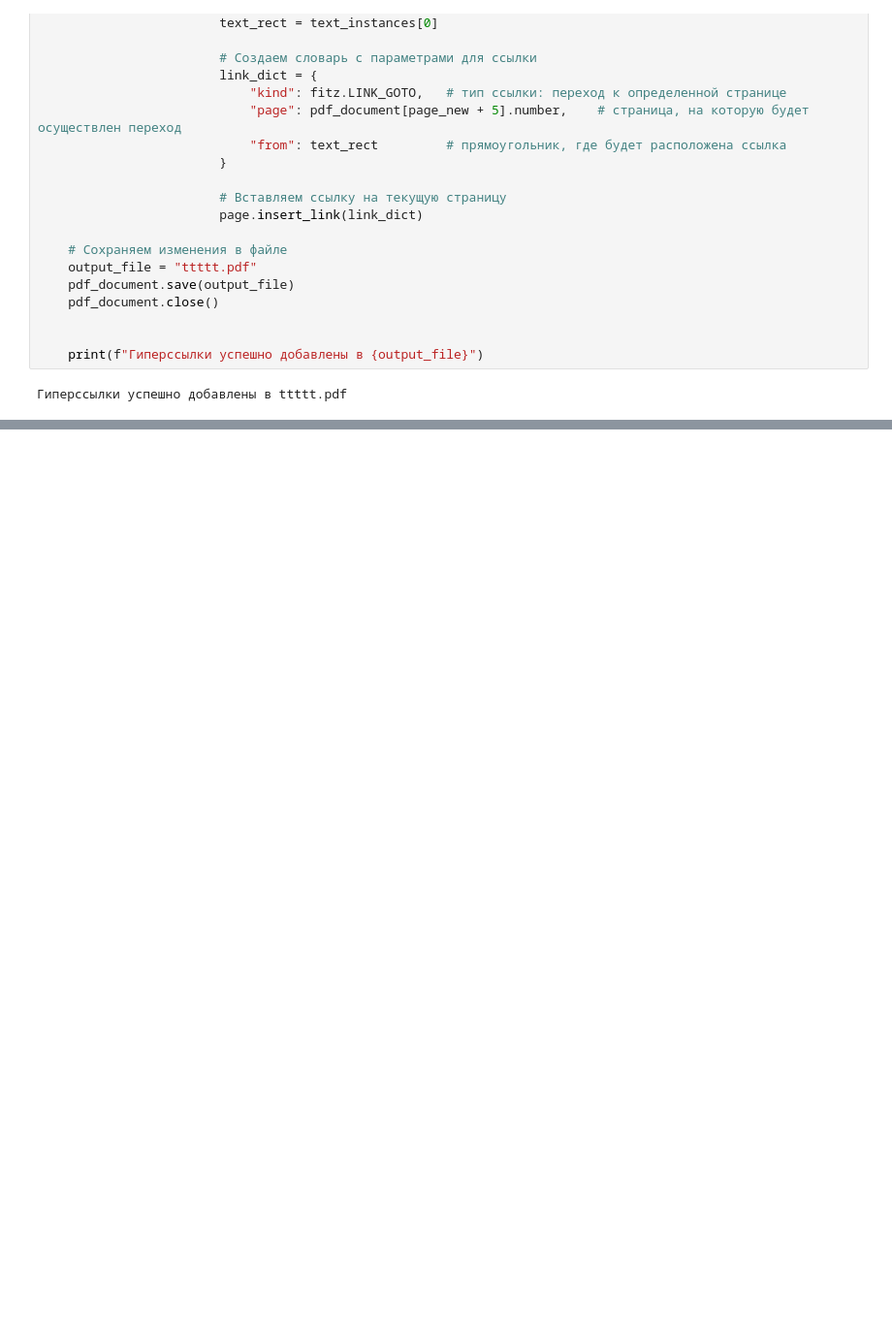
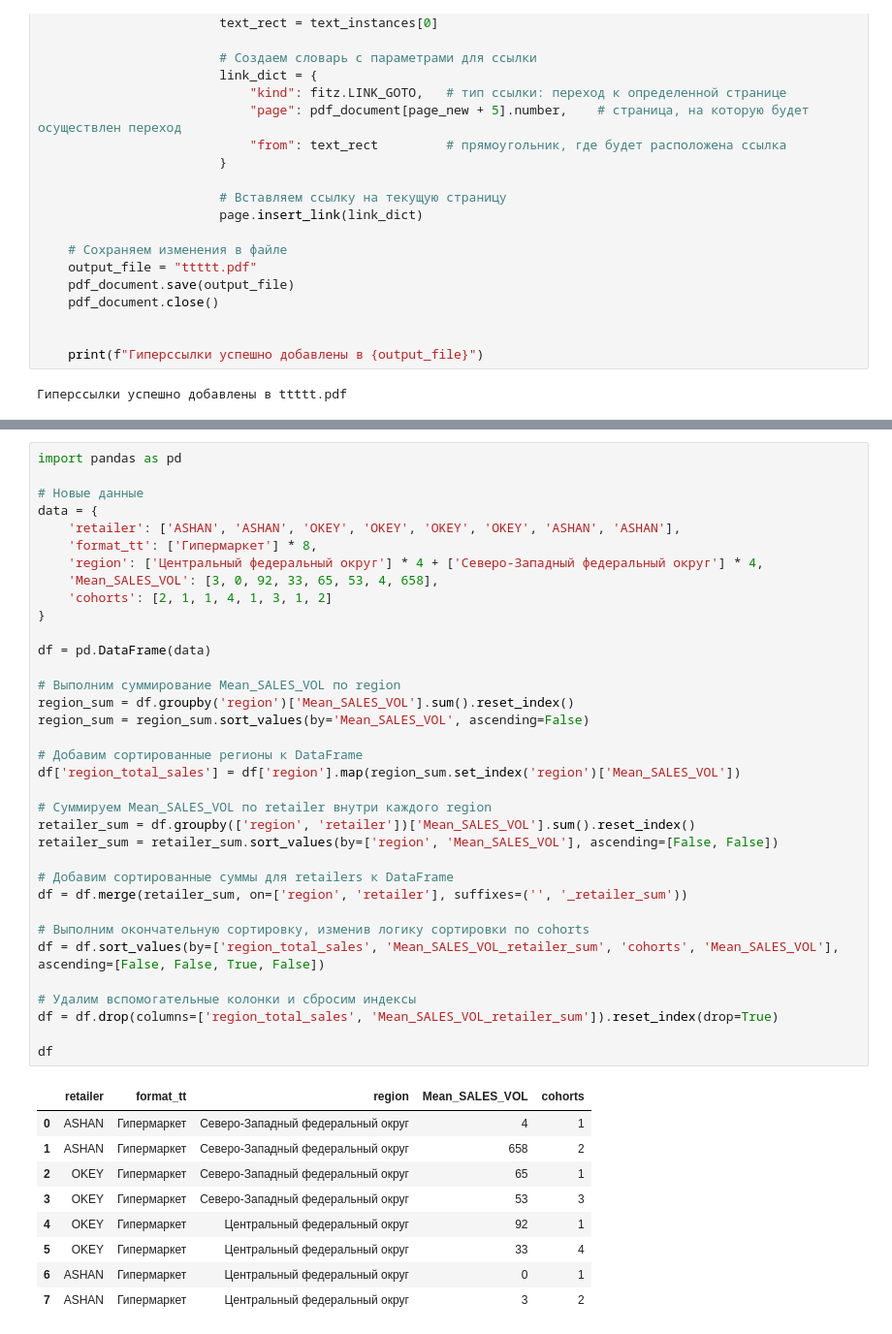
Before and after one commit to budennovsk/Pandas, a Jupyter notebook: reportlab.ipynb, the cells around one changed output, grey strips where cells are left out. Shown at 97% size. Drawn from its saved outputs; the diff is of its cells as text; blank space fills up the shorter version.

```diff
--- a/reportlab.ipynb
+++ b/reportlab.ipynb
@@ -2610,0 +2689,45 @@ def add_link_pdf():
+# %%
+import pandas as pd
+
+# Новые данные
+data = {
+    'retailer': ['ASHAN', 'ASHAN', 'OKEY', 'OKEY', 'OKEY', 'OKEY', 'ASHAN', 'ASHAN'],
+    'format_tt': ['Гипермаркет'] * 8,
+    'region': ['Центральный федеральный округ'] * 4 + ['Северо-Западный федеральный округ'] * 4,
+    'Mean_SALES_VOL': [3, 0, 92, 33, 65, 53, 4, 658],
+    'cohorts': [2, 1, 1, 4, 1, 3, 1, 2]
+}
+
+df = pd.DataFrame(data)
+
+# Выполним суммирование Mean_SALES_VOL по region
+region_sum = df.groupby('region')['Mean_SALES_VOL'].sum().reset_index()
+region_sum = region_sum.sort_values(by='Mean_SALES_VOL', ascending=False)
+
+# Добавим сортированные регионы к DataFrame
+df['region_total_sales'] = df['region'].map(region_sum.set_index('region')['Mean_SALES_VOL'])
+
+# Суммируем Mean_SALES_VOL по retailer внутри каждого region
+retailer_sum = df.groupby(['region', 'retailer'])['Mean_SALES_VOL'].sum().reset_index()
+retailer_sum = retailer_sum.sort_values(by=['region', 'Mean_SALES_VOL'], ascending=[False, False])
+
+# Добавим сортированные суммы для retailers к DataFrame
+df = df.merge(retailer_sum, on=['region', 'retailer'], suffixes=('', '_retailer_sum'))
+
+# Выполним окончательную сортировку, изменив логику сортировки по cohorts
+df = df.sort_values(by=['region_total_sales', 'Mean_SALES_VOL_retailer_sum', 'cohorts', 'Mean_SALES_VOL'], ascending=[False, False, True, False])
+
+# Удалим вспомогательные колонки и сбросим индексы
+df = df.drop(columns=['region_total_sales', 'Mean_SALES_VOL_retailer_sum']).reset_index(drop=True)
+
+df
+# %% [output]
+|  | retailer | format_tt | region | Mean_SALES_VOL | cohorts |
+| 0 | ASHAN | Гипермаркет | Северо-Западный федеральный округ | 4 | 1 |
+| 1 | ASHAN | Гипермаркет | Северо-Западный федеральный округ | 658 | 2 |
+| 2 | OKEY | Гипермаркет | Северо-Западный федеральный округ | 65 | 1 |
+| 3 | OKEY | Гипермаркет | Северо-Западный федеральный округ | 53 | 3 |
+| 4 | OKEY | Гипермаркет | Центральный федеральный округ | 92 | 1 |
+| 5 | OKEY | Гипермаркет | Центральный федеральный округ | 33 | 4 |
+| 6 | ASHAN | Гипермаркет | Центральный федеральный округ | 0 | 1 |
+| 7 | ASHAN | Гипермаркет | Центральный федеральный округ | 3 | 2 |
```
Also changed, not shown: parts of 11 cells of this notebook.
